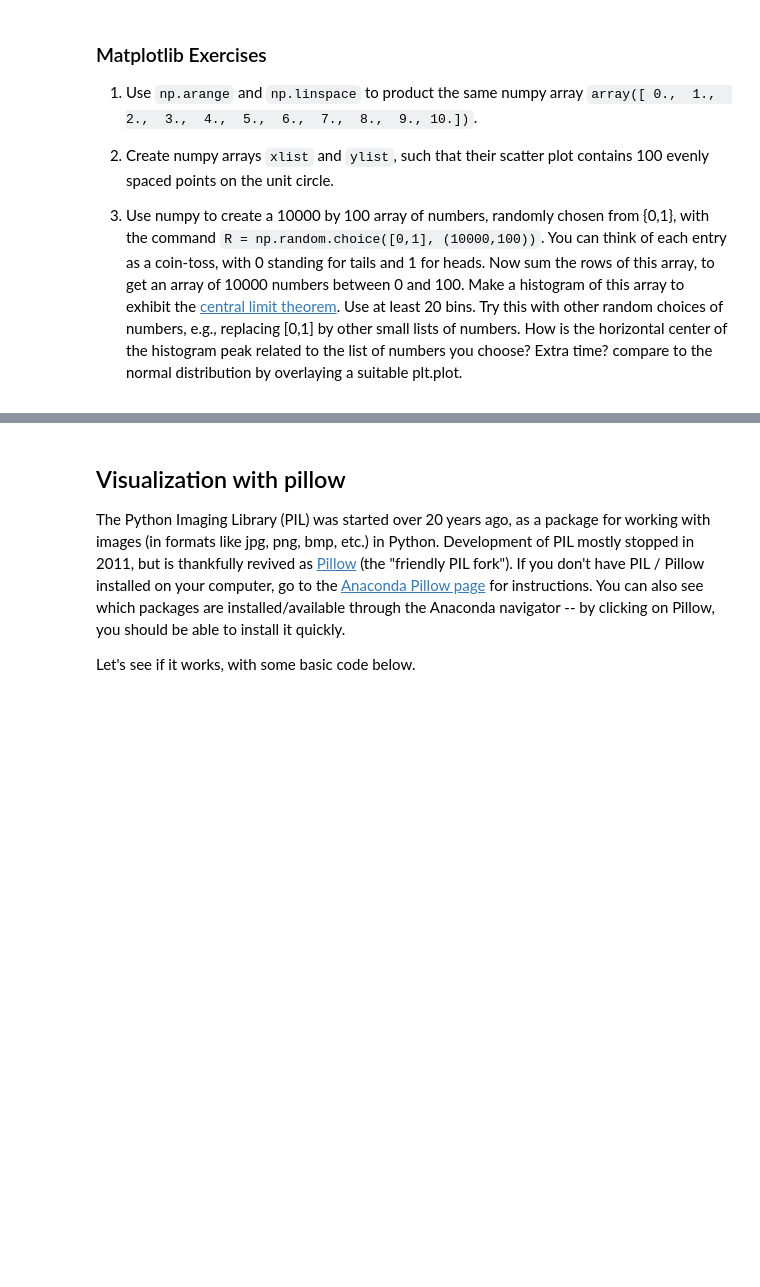
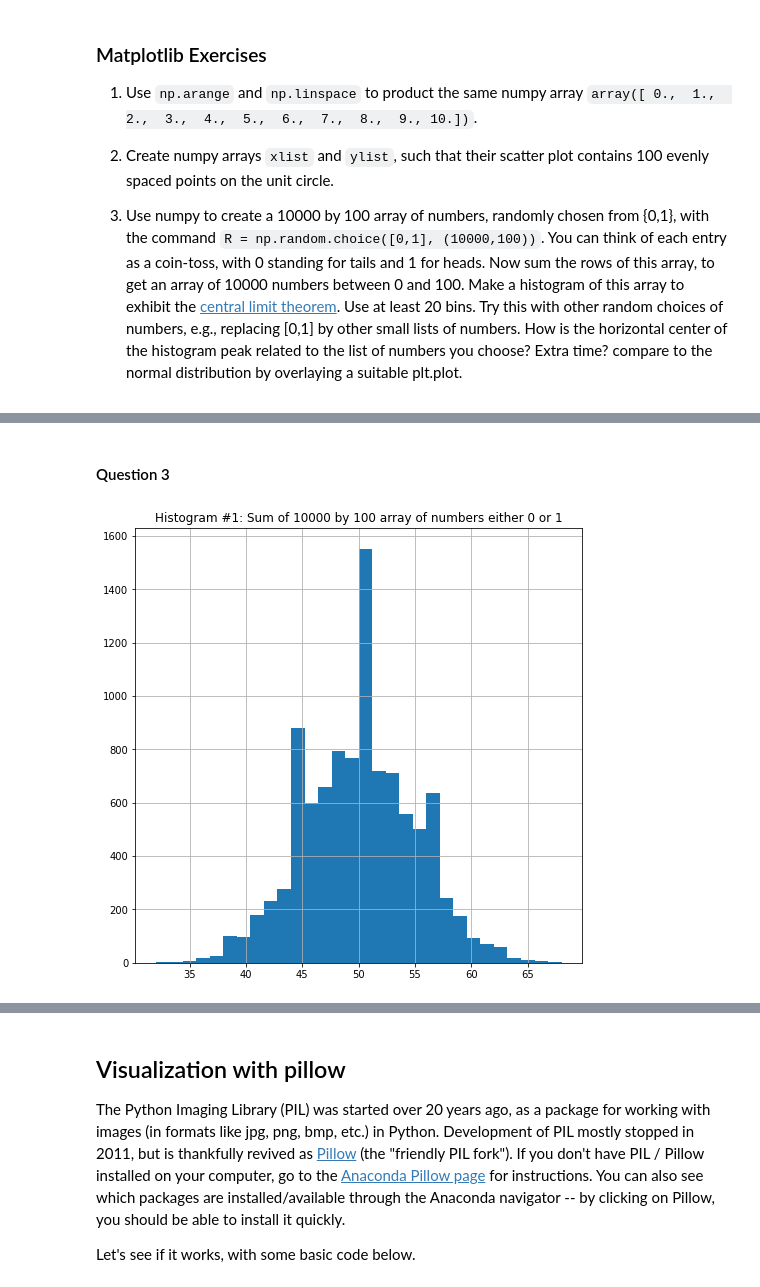
Before and after one commit to kelngu/python-for-math, a Jupyter notebook: Notebook #4/P4M_Notebook_4.ipynb, the cells around one changed output, grey strips where cells are left out. Saved outputs shown, nothing was run; the diff lists cells and outputs as text; code cells hidden in the pictures; blank space fills up the shorter version.

```diff
--- a/Notebook #4/P4M_Notebook_4.ipynb
+++ b/Notebook #4/P4M_Notebook_4.ipynb
@@ -686,0 +1177,11 @@ The command `np.linspace(start, stop, length)` creates a numpy array that begins
+# %% [markdown]
+#### Question 3
+# %%
+R = np.random.choice([0,1], (10000,100))
+plt.figure(figsize=(8,8))
+plt.hist(np.sum(R,axis=1), bins=30)
+plt.title("Histogram #1: Sum of 10000 by 100 array of numbers either 0 or 1")
+plt.grid()
+plt.show()
+# %% [output]
+[figure, added]
```
Also changed, not shown: parts of 110 cells of this notebook.
